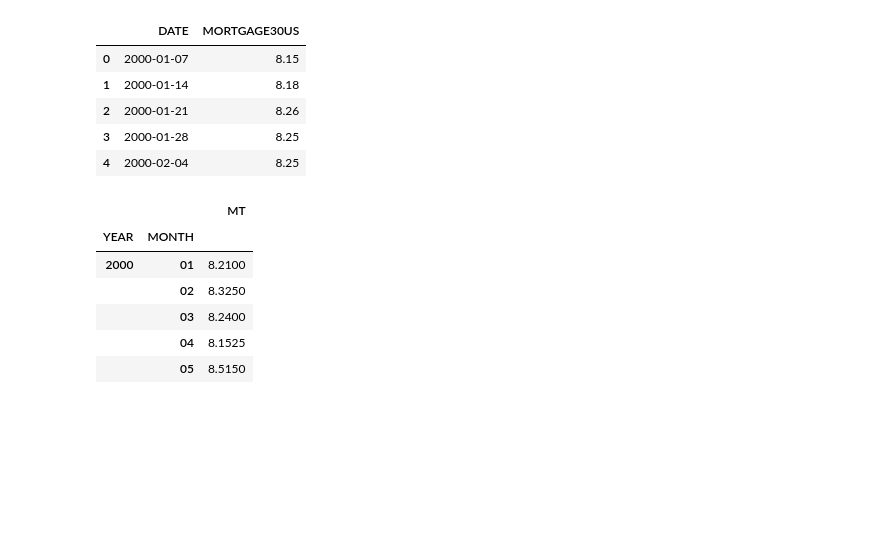
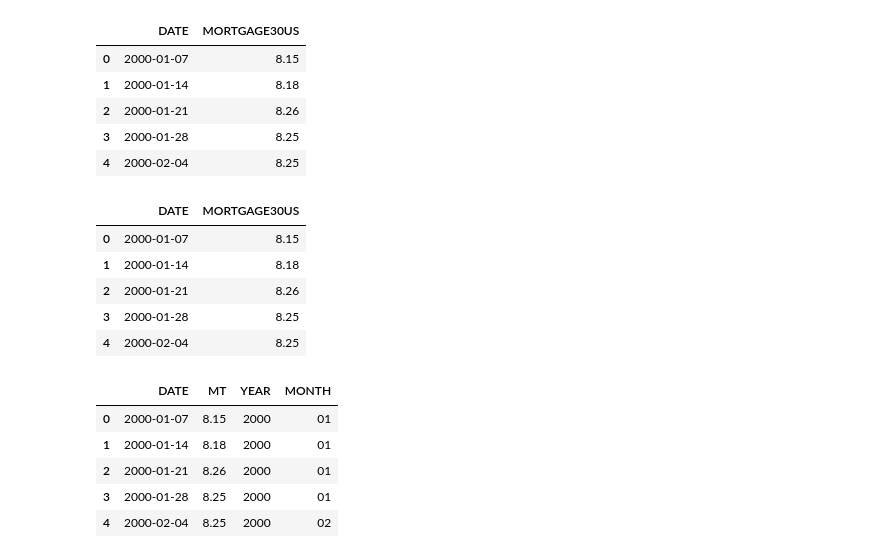
Before and after one commit to swetha4444/Analysing-Factors-affecting-House-Prices-in-the-US, a Jupyter notebook: notebooks/mortage.ipynb, the cells around one changed output. Saved outputs shown, nothing was run; the diff lists cells and outputs as text; code cells hidden in the pictures; blank space fills up the shorter version.

```diff
--- a/notebooks/mortage.ipynb
+++ b/notebooks/mortage.ipynb
@@ -107,22 +92,26 @@ mortgage.head()
 | 2 | 2000-01-21 | 8.26 |
 | 3 | 2000-01-28 | 8.25 |
 | 4 | 2000-02-04 | 8.25 |
+# %%
+mortgage= pd.read_csv('../Data/MORTGAGE30US_2000_2017.csv')
+mortgage.head()
+# %% [output]
+|  | DATE | MORTGAGE30US |
+| 0 | 2000-01-07 | 8.15 |
+| 1 | 2000-01-14 | 8.18 |
+| 2 | 2000-01-21 | 8.26 |
+| 3 | 2000-01-28 | 8.25 |
+| 4 | 2000-02-04 | 8.25 |
 # %%
-mortgage= pd.read_csv('../Data/MORTGAGE30US_2000_2017.csv')
 mortgage['YEAR']=mortgage['DATE'].apply(lambda x:x[:4])
 mortgage['MONTH']=mortgage['DATE'].apply(lambda x:x[5:7])
-
 # Renaming column MORTGAGE
 mortgage.rename(columns={'MORTGAGE30US':'MT'},inplace=True)
-
-mortgage=mortgage.groupby(['YEAR','MONTH']).agg({'MT':np.mean})
-
 mortgage.head()
 # %% [output]
-|  |  | MT |
-| YEAR | MONTH |  |
-| 2000 | 01 | 8.2100 |
-|  | 02 | 8.3250 |
-|  | 03 | 8.2400 |
-|  | 04 | 8.1525 |
-|  | 05 | 8.5150 |
+|  | DATE | MT | YEAR | MONTH |
+| 0 | 2000-01-07 | 8.15 | 2000 | 01 |
+| 1 | 2000-01-14 | 8.18 | 2000 | 01 |
+| 2 | 2000-01-21 | 8.26 | 2000 | 01 |
+| 3 | 2000-01-28 | 8.25 | 2000 | 01 |
+| 4 | 2000-02-04 | 8.25 | 2000 | 02 |
```
Also changed, not shown: parts of 14 cells of this notebook.
